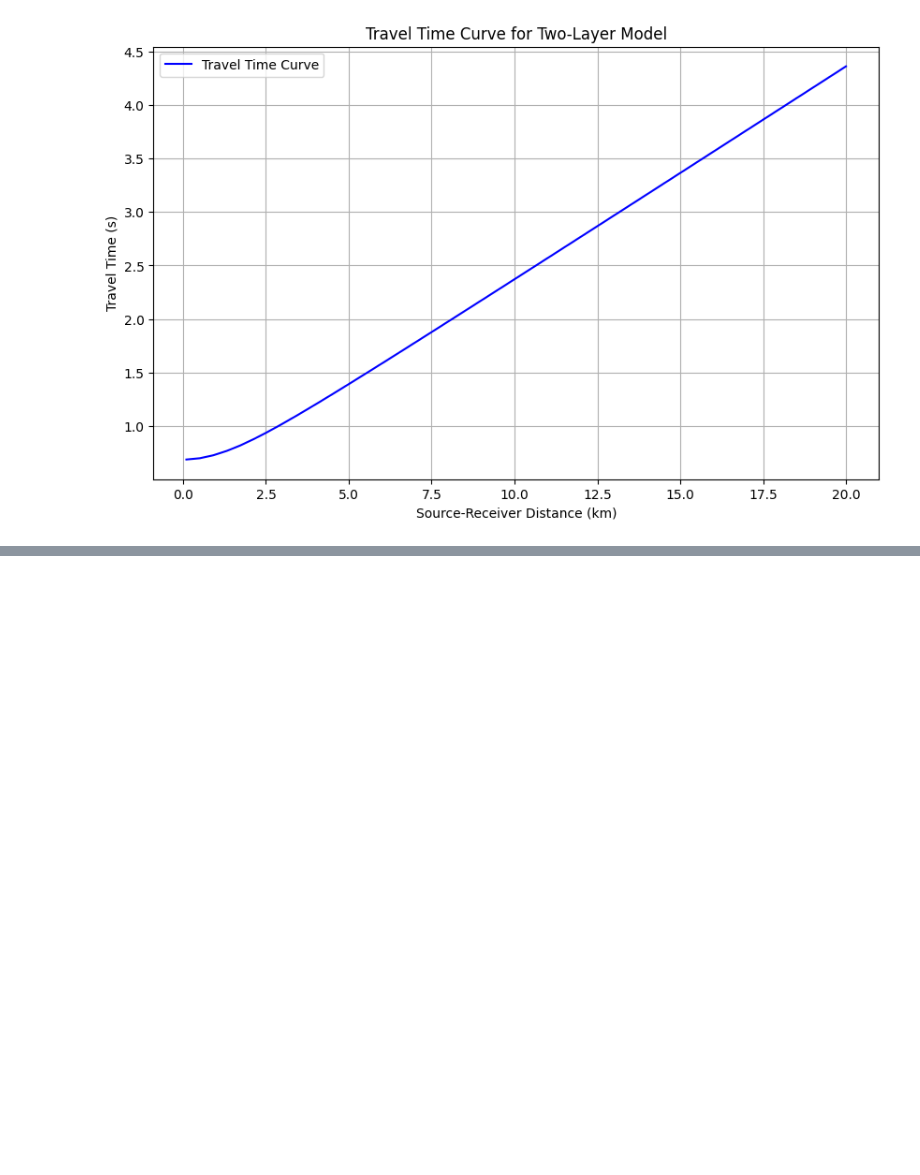
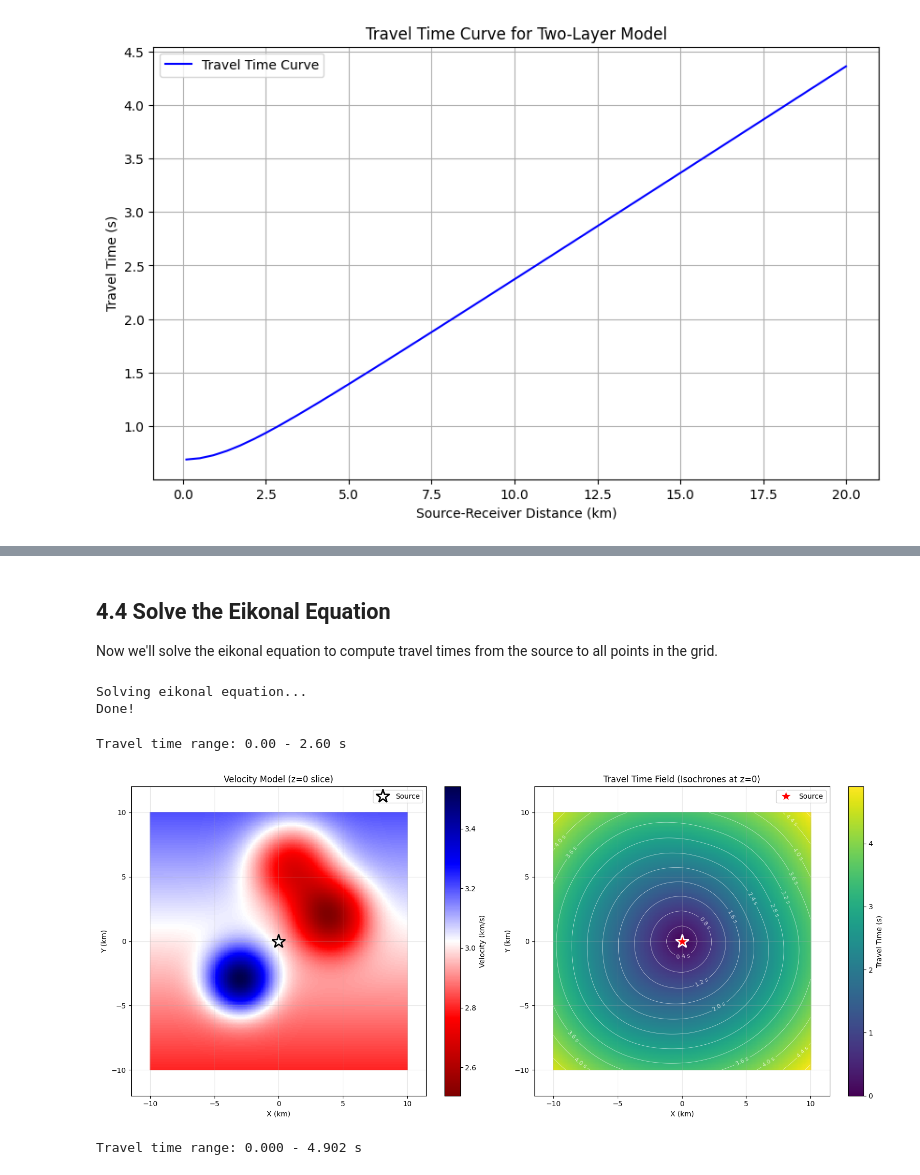
Before and after one commit to UW-geophysics-edu/ESS563-2025, a Jupyter notebook: notebooks/Eikonal_tomo_location.ipynb, the cells around one changed output, grey strips where cells are left out. Cells and saved outputs as stored; diff of their text form; code cells hidden in the pictures; blank space fills up the shorter version.

```diff
--- a/notebooks/Eikonal_tomo_location.ipynb
+++ b/notebooks/Eikonal_tomo_location.ipynb
@@ -428,0 +698,59 @@ Would you like me to extend this script to include **geometric spreading and amp
+# %% [markdown]
+## 4.4 Solve the Eikonal Equation
+
+Now we'll solve the eikonal equation to compute travel times from the source to all points in the grid.
+# %%
+# Solve the eikonal equation
+print("Solving eikonal equation...")
+solver.solve()
+print("Done!")
+# %% [output]
+Solving eikonal equation...
+Done!
+# %%
+
+# Extract travel time field at z=0 slice
+travel_times = solver.tt.values[:, :, 0].T  # Extract z=0 and transpose back to match our coordinate system
+print(f"Travel time range: {travel_times.min():.2f} - {travel_times.mean():.2f} s"   )
+# %% [output]
+Travel time range: 0.00 - 2.60 s
+# %%
+# Plot the travel time field
+fig, axes = plt.subplots(1, 2, figsize=(16, 7))
+
+# Plot 1: Velocity model with source
+ax = axes[0]
+im1 = ax.pcolormesh(X, Y, velocity_2d, shading='auto', cmap='seismic_r')
+ax.plot(source_x, source_y, 'w*', markersize=20, markeredgecolor='black',
+        markeredgewidth=2, label='Source')
+plt.colorbar(im1, ax=ax, label='Velocity (km/s)')
+ax.set_xlabel('X (km)')
+ax.set_ylabel('Y (km)')
+ax.set_title('Velocity Model (z=0 slice)')
+ax.axis('equal')
+ax.grid(True, alpha=0.3)
+ax.legend()
+
+# Plot 2: Travel time field with contours
+ax = axes[1]
+im2 = ax.pcolormesh(X, Y, travel_times, shading='auto', cmap='viridis')
+contours = ax.contour(X, Y, travel_times, levels=15, colors='white',
+                      linewidths=0.5, alpha=0.7)
+ax.clabel(contours, inline=True, fontsize=8, fmt='%.1f s')
+ax.plot(source_x, source_y, 'r*', markersize=20, markeredgecolor='white',
+        markeredgewidth=2, label='Source')
+plt.colorbar(im2, ax=ax, label='Travel Time (s)')
+ax.set_xlabel('X (km)')
+ax.set_ylabel('Y (km)')
+ax.set_title('Travel Time Field (Isochrones at z=0)')
+ax.axis('equal')
+ax.grid(True, alpha=0.3)
+ax.legend()
+
+plt.tight_layout()
+plt.show()
+
+print(f"Travel time range: {travel_times.min():.3f} - {travel_times.max():.3f} s")
+# %% [output]
+[figure, added]
+Travel time range: 0.000 - 4.902 s
```
Also changed, not shown: parts of 25 cells of this notebook.
